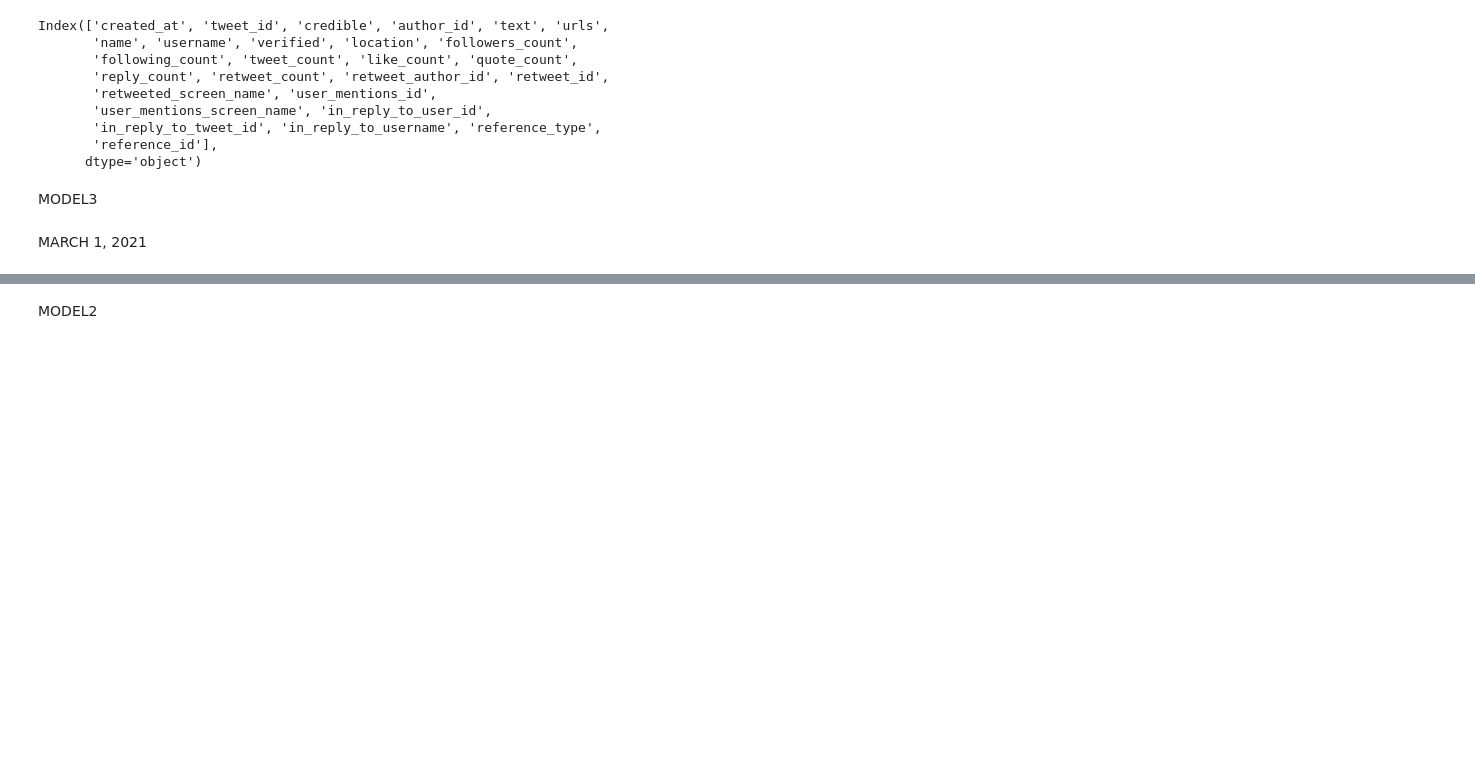
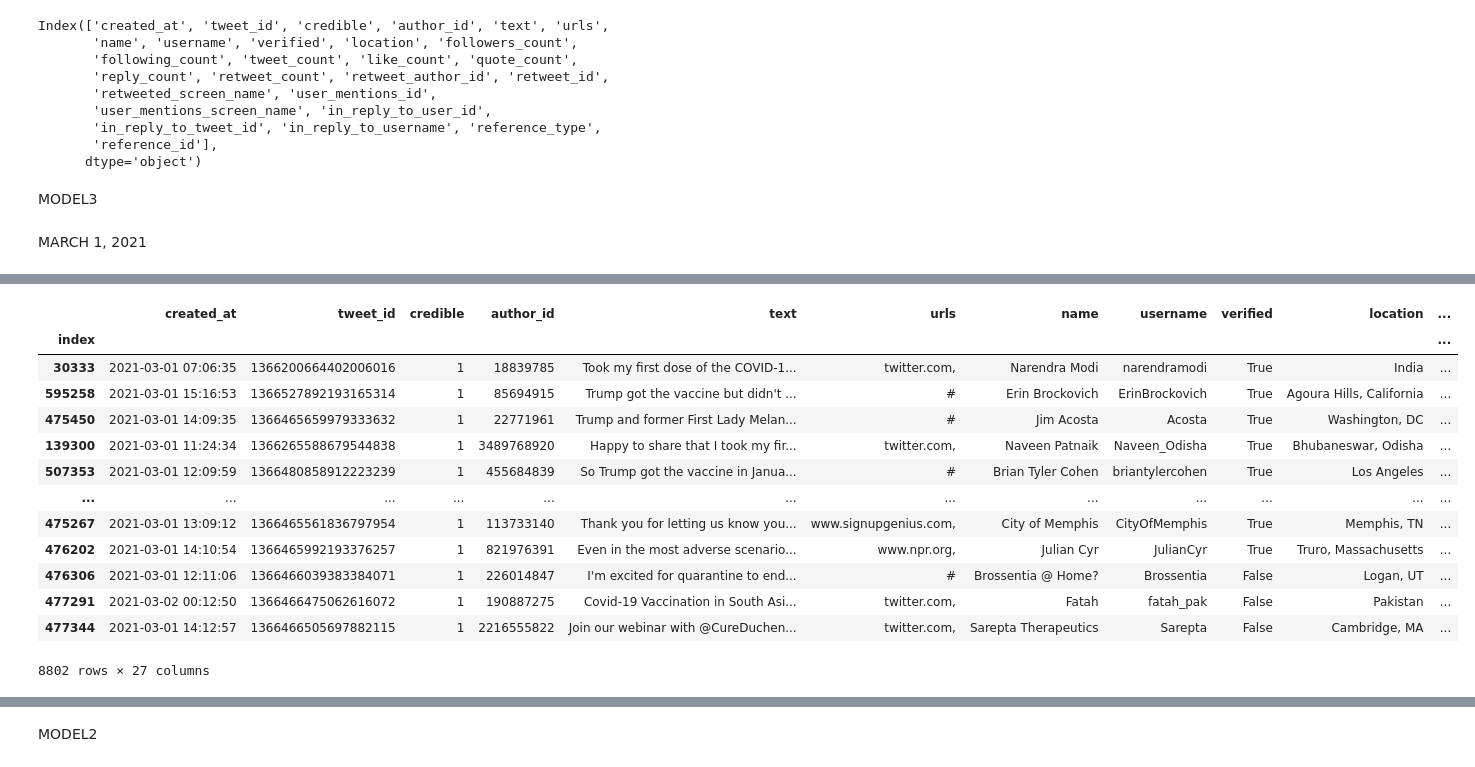
Before and after one commit to andreistoica12/twitter-provenance, a Jupyter notebook: NLP.ipynb, the cells around one changed output, grey strips where cells are left out. Cells and saved outputs as stored; diff of their text form; code cells hidden in the pictures; blank space fills up the shorter version.

Commit message:
started working on Python code to retrieve data for model3

```diff
--- a/NLP.ipynb
+++ b/NLP.ipynb
@@ -280,3 +225,5 @@ print(most_common_values)
+# %%
+top_rows = read_from_csv(f"top_10k_rows_{date_key}.csv")
 # %%
 # TODO:
 # - iau ca timepoint o zi din cele 20
@@ -294,0 +244,9 @@ print(most_common_values)
+# %%
+def timestamp_offset_aware_to_naive(timestamp):
+    # Check if the data type of the timestamp is datetime.datetime
+    if not isinstance(timestamp, datetime):
+        raise ValueError("Input 'timestamp' must be of type datetime.datetime")
+
+    offset_naive = timestamp.replace(tzinfo=None)
+
+    return offset_naive
@@ -294,0 +259,21 @@ print(most_common_values)
+# %%
+top_rows = top_rows[top_rows['created_at'].notna()]
+# %%
+top_rows['created_at'] = top_rows['created_at'].apply(timestamp_offset_aware_to_naive)
+# %%
+top_rows
+# %% [output]
+|  | created_at | tweet_id | credible | author_id | text | urls | name | username | verified | location | ... |
+| index |  |  |  |  |  |  |  |  |  |  | ... |
+| 30333 | 2021-03-01 07:06:35 | 1366200664402006016 | 1 | 18839785 | Took my first dose of the COVID-1... | twitter.com, | Narendra Modi | narendramodi | True | India | ... |
+| 595258 | 2021-03-01 15:16:53 | 1366527892193165314 | 1 | 85694915 | Trump got the vaccine but didn't ... | # | Erin Brockovich | ErinBrockovich | True | Agoura Hills, California | ... |
+| 475450 | 2021-03-01 14:09:35 | 1366465659979333632 | 1 | 22771961 | Trump and former First Lady Melan... | # | Jim Acosta | Acosta | True | Washington, DC | ... |
+| 139300 | 2021-03-01 11:24:34 | 1366265588679544838 | 1 | 3489768920 | Happy to share that I took my fir... | twitter.com, | Naveen Patnaik | Naveen_Odisha | True | Bhubaneswar, Odisha | ... |
+| 507353 | 2021-03-01 12:09:59 | 1366480858912223239 | 1 | 455684839 | So Trump got the vaccine in Janua... | # | Brian Tyler Cohen | briantylercohen | True | Los Angeles | ... |
+| ... | ... | ... | ... | ... | ... | ... | ... | ... | ... | ... | ... |
+| 475267 | 2021-03-01 13:09:12 | 1366465561836797954 | 1 | 113733140 | Thank you for letting us know you... | www.signupgenius.com, | City of Memphis | CityOfMemphis | True | Memphis, TN | ... |
+| 476202 | 2021-03-01 14:10:54 | 1366465992193376257 | 1 | 821976391 | Even in the most adverse scenario... | www.npr.org, | Julian Cyr | JulianCyr | True | Truro, Massachusetts | ... |
+| 476306 | 2021-03-01 12:11:06 | 1366466039383384071 | 1 | 226014847 | I'm excited for quarantine to end... | # | Brossentia @ Home? | Brossentia | False | Logan, UT | ... |
+| 477291 | 2021-03-02 00:12:50 | 1366466475062616072 | 1 | 190887275 | Covid-19 Vaccination in South Asi... | twitter.com, | Fatah | fatah_pak | False | Pakistan | ... |
+| 477344 | 2021-03-01 14:12:57 | 1366466505697882115 | 1 | 2216555822 | Join our webinar with @CureDuchen... | twitter.com, | Sarepta Therapeutics | Sarepta | False | Cambridge, MA | ... |
+8802 rows × 27 columns
```
Also changed, not shown: parts of 34 cells of this notebook.
